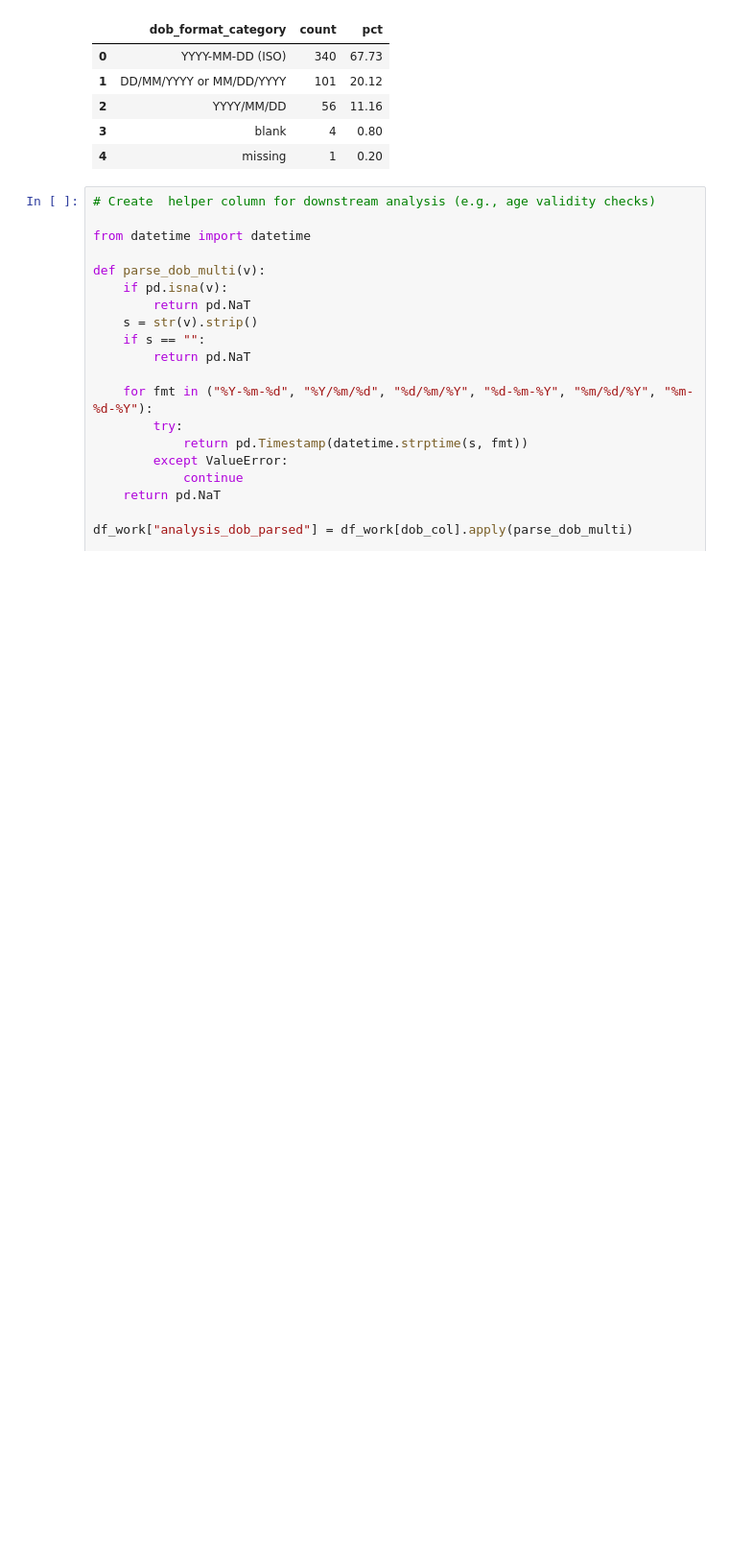
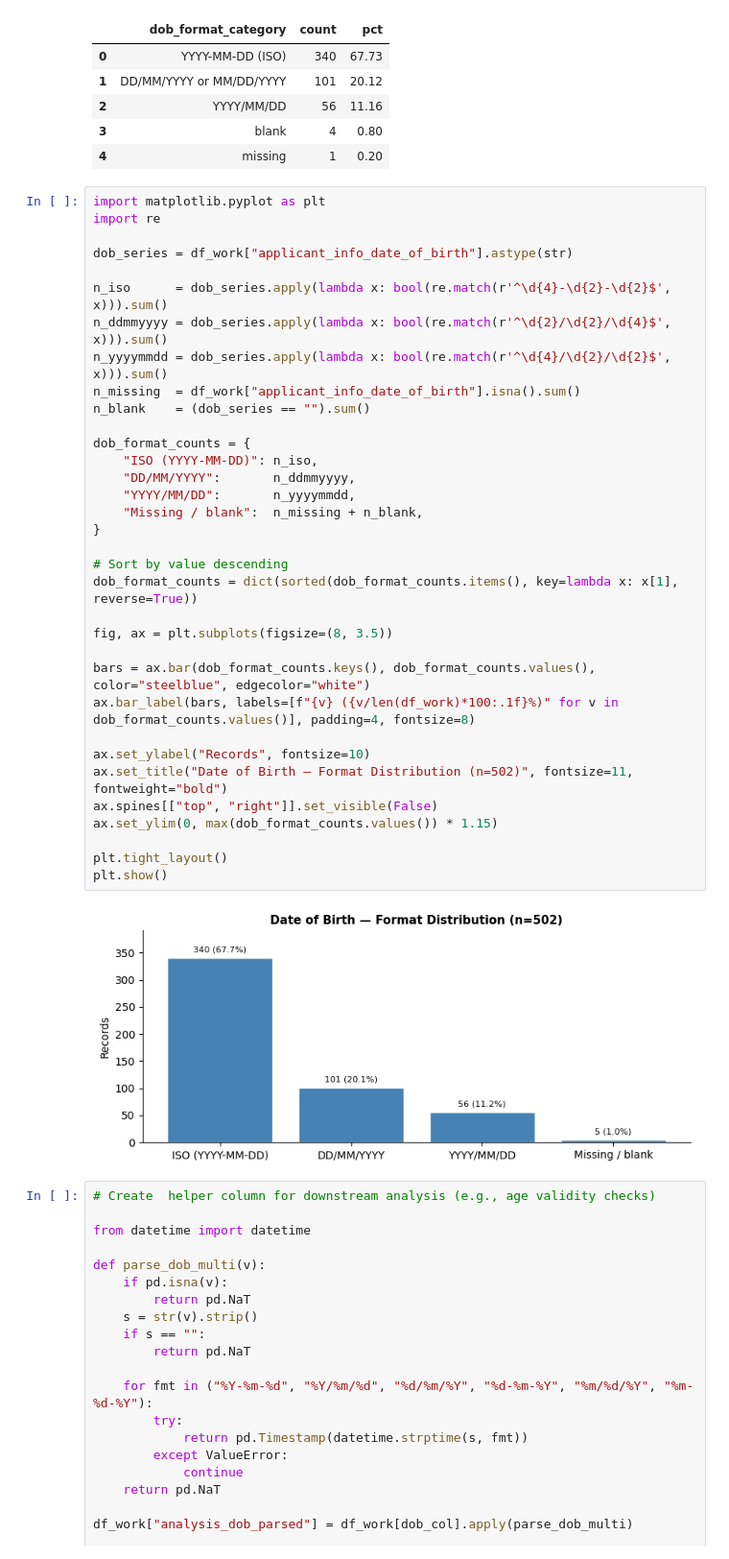
Before and after one commit to afonsojoao2001/dego-project-team12, a Jupyter notebook: notebooks/01-data-quality-integration.ipynb, the cells around one changed output. Shown at 96% size. Cells and saved outputs as stored; diff of their text form; blank space fills up the shorter version.

```diff
--- a/notebooks/01-data-quality-integration.ipynb
+++ b/notebooks/01-data-quality-integration.ipynb
@@ -544,6 +604,42 @@ display(dob_format_dist)
 | 2 | YYYY/MM/DD | 56 | 11.16 |
 | 3 | blank | 4 | 0.80 |
 | 4 | missing | 1 | 0.20 |
+# %%
+import matplotlib.pyplot as plt
+import re
+
+dob_series = df_work["applicant_info_date_of_birth"].astype(str)
+
+n_iso      = dob_series.apply(lambda x: bool(re.match(r'^\d{4}-\d{2}-\d{2}$', x))).sum()
+n_ddmmyyyy = dob_series.apply(lambda x: bool(re.match(r'^\d{2}/\d{2}/\d{4}$', x))).sum()
+n_yyyymmdd = dob_series.apply(lambda x: bool(re.match(r'^\d{4}/\d{2}/\d{2}$', x))).sum()
+n_missing  = df_work["applicant_info_date_of_birth"].isna().sum()
+n_blank    = (dob_series == "").sum()
+
+dob_format_counts = {
+    "ISO (YYYY-MM-DD)": n_iso,
+    "DD/MM/YYYY":       n_ddmmyyyy,
+    "YYYY/MM/DD":       n_yyyymmdd,
+    "Missing / blank":  n_missing + n_blank,
+}
+
+# Sort by value descending
+dob_format_counts = dict(sorted(dob_format_counts.items(), key=lambda x: x[1], reverse=True))
+
+fig, ax = plt.subplots(figsize=(8, 3.5))
+
+bars = ax.bar(dob_format_counts.keys(), dob_format_counts.values(), color="steelblue", edgecolor="white")
+ax.bar_label(bars, labels=[f"{v} ({v/len(df_work)*100:.1f}%)" for v in dob_format_counts.values()], padding=4, fontsize=8)
+
+ax.set_ylabel("Records", fontsize=10)
+ax.set_title("Date of Birth — Format Distribution (n=502)", fontsize=11, fontweight="bold")
+ax.spines[["top", "right"]].set_visible(False)
+ax.set_ylim(0, max(dob_format_counts.values()) * 1.15)
+
+plt.tight_layout()
+plt.show()
+# %% [output]
+[figure, added]
 # %%
 # Create  helper column for downstream analysis (e.g., age validity checks)
 
```
Also changed, not shown: parts of 40 cells of this notebook.
